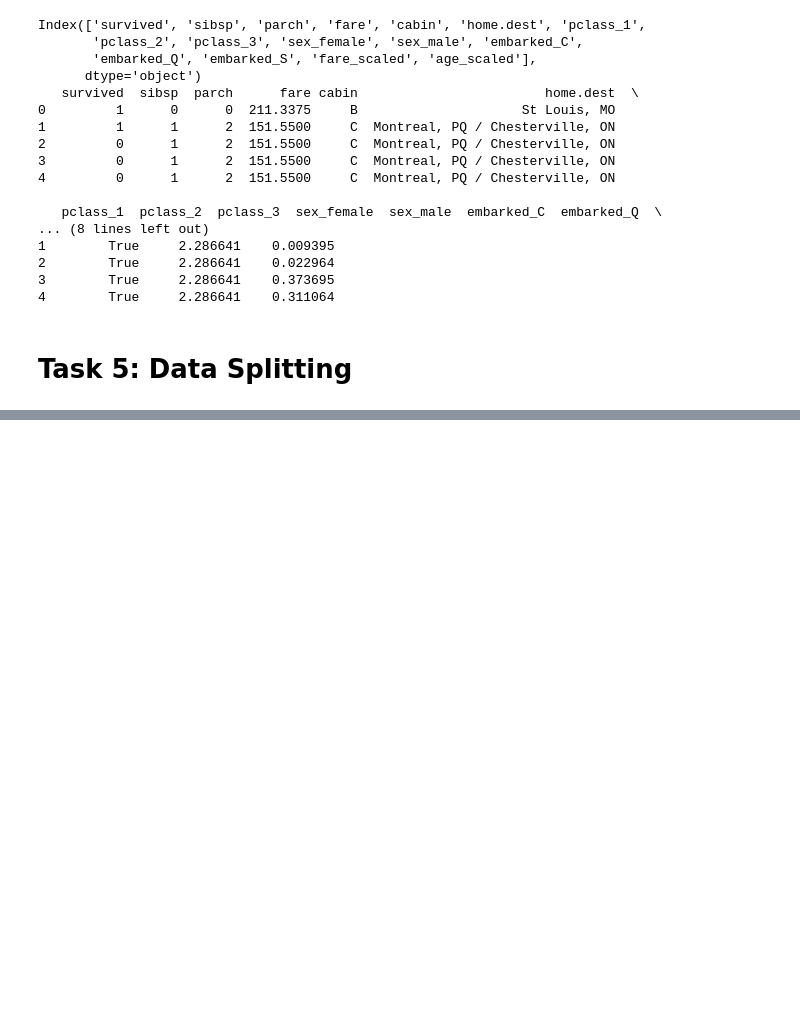
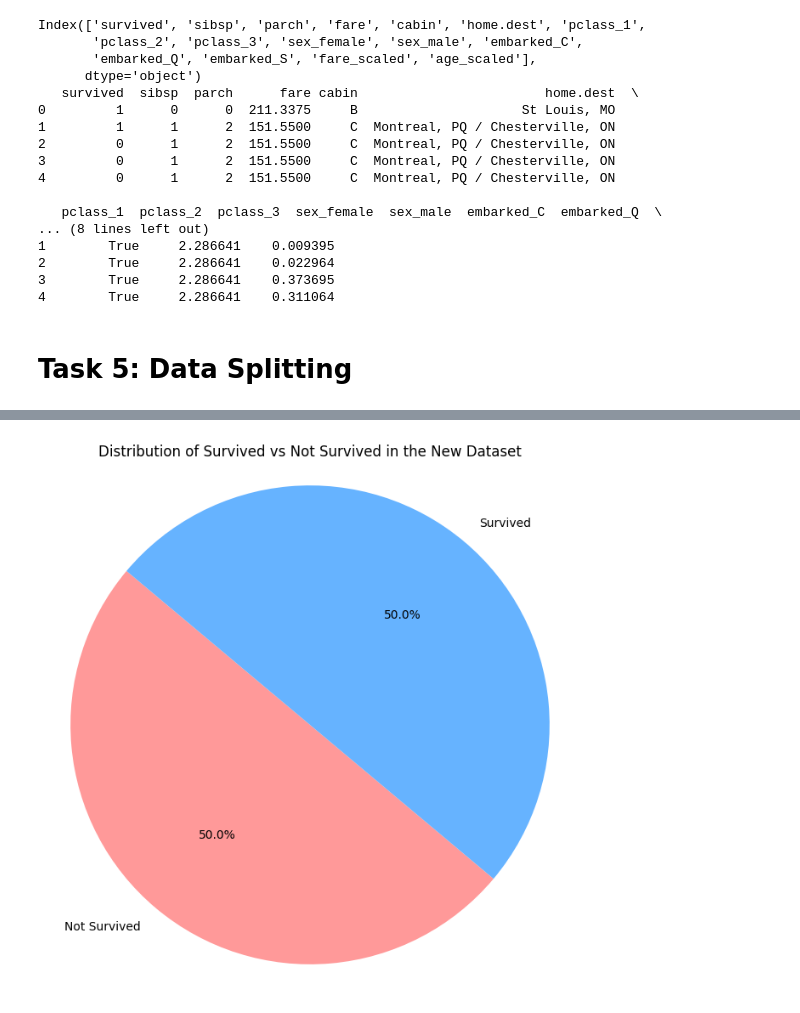
Before and after one commit to Shadowjumper3000/ML-fundamentals-2025, a Jupyter notebook: assignments/assignment_1_david_hoerz[_hoerz].ipynb, the cells around one changed output, grey strips where cells are left out. Cells and saved outputs as stored; diff of their text form; code cells hidden in the pictures; blank space fills up the shorter version.

```diff
--- a/assignments/assignment_1_david_hoerz[_hoerz].ipynb
+++ b/assignments/assignment_1_david_hoerz[_hoerz].ipynb
@@ -388,0 +407,14 @@ print(f"Testing set size: {X_test.shape[0]}")
+# %%
+# Initialize the SMOTE object
+smote = SMOTE(random_state=42)
+
+# Apply SMOTE to the training set
+X_train_smote, y_train_smote = smote.fit_resample(X_train, y_train)
+
+# Display the sizes of the original and resampled training sets
+print(f"Original training set size: {X_train.shape[0]}")
+print(f"Resampled training set size: {X_train_smote.shape[0]}")
+
+# Display the distribution of the target variable in the resampled training set
+print("\nDistribution of the target variable in the resampled training set:")
+print(y_train_smote.value_counts())
@@ -388,0 +430,12 @@ print(f"Testing set size: {X_test.shape[0]}")
+# %%
+# Count the number of survivors and non-survivors in the new dataset
+survival_counts_smote = y_train_smote.value_counts()
+
+# Plot the pie chart
+plt.figure(figsize=(8, 8))
+plt.pie(survival_counts_smote, labels=['Not Survived', 'Survived'], autopct='%1.1f%%', startangle=140, colors=['#ff9999','#66b3ff'])
+plt.title('Distribution of Survived vs Not Survived in the New Dataset')
+plt.axis('equal')  # Equal aspect ratio ensures that pie is drawn as a circle.
+plt.show()
+# %% [output]
+[figure, added]
```
Also changed, not shown: parts of 5 cells of this notebook.
